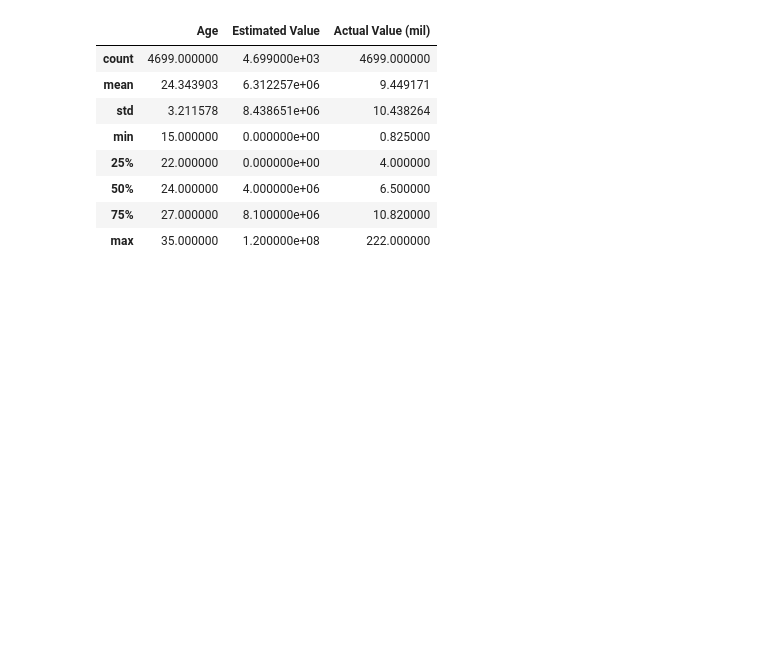
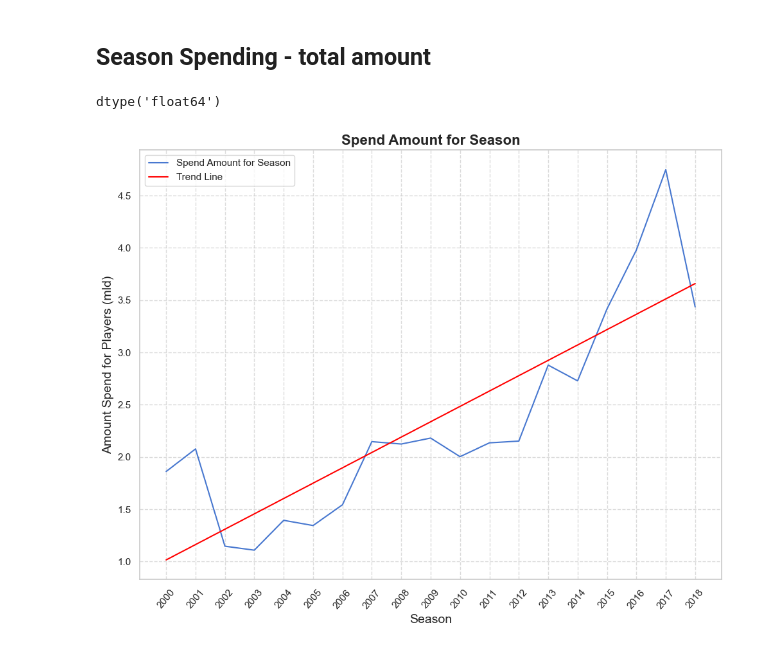
Before and after one commit to Tap4J/Csob, a Jupyter notebook: exploratory_analysis.ipynb, the cells around one changed output. Saved outputs shown, nothing was run; the diff lists cells and outputs as text; code cells hidden in the pictures; blank space fills up the shorter version.

```diff
--- a/exploratory_analysis.ipynb
+++ b/exploratory_analysis.ipynb
@@ -424,12 +106,0 @@ df_cleaned
-# %%
-df_cleaned_not_na.describe()
-# %% [output]
-|  | Age | Estimated Value | Actual Value (mil) |
-| count | 4699.000000 | 4.699000e+03 | 4699.000000 |
-| mean | 24.343903 | 6.312257e+06 | 9.449171 |
-| std | 3.211578 | 8.438651e+06 | 10.438264 |
-| min | 15.000000 | 0.000000e+00 | 0.825000 |
-| 25% | 22.000000 | 0.000000e+00 | 4.000000 |
-| 50% | 24.000000 | 4.000000e+06 | 6.500000 |
-| 75% | 27.000000 | 8.100000e+06 | 10.820000 |
-| max | 35.000000 | 1.200000e+08 | 222.000000 |
@@ -438,0 +107,30 @@ df_cleaned.to_csv("df_cleaned.csv", index=False)
+# %% [markdown]
+## Season Spending - total amount
+# %%
+season_spend = df.groupby("Season Start")["Actual Value (mil)"].sum()/1000
+# %%
+season_spend.dtype
+# %% [output]
+dtype('float64')
+# %%
+plt.figure(figsize=(10,8))
+
+slope, intercept = np.polyfit(season_spend.index.astype(int), season_spend.values, 1)
+trend_line = slope * season_spend.index.astype(int) + intercept
+
+plt.plot(season_spend.index, season_spend.values, label="Spend Amount for Season")
+plt.plot(season_spend.index, trend_line, color='red', label="Trend Line")
+
+
+plt.xlabel("Season", fontsize=14)
+plt.ylabel("Amount Spend for Players (mld)",fontsize=14 )
+plt.title("Spend Amount for Season", fontsize=16, weight="bold")
+
+plt.xticks(ticks=sorted(df["Season Start"].unique()), rotation=50)
+plt.grid(True, which='major', linestyle='--', alpha=0.7)
+plt.legend()
+
+plt.tight_layout()
+plt.show()
+# %% [output]
+[figure, added]
```
Also changed, not shown: parts of 107 cells of this notebook, 5 other files.
